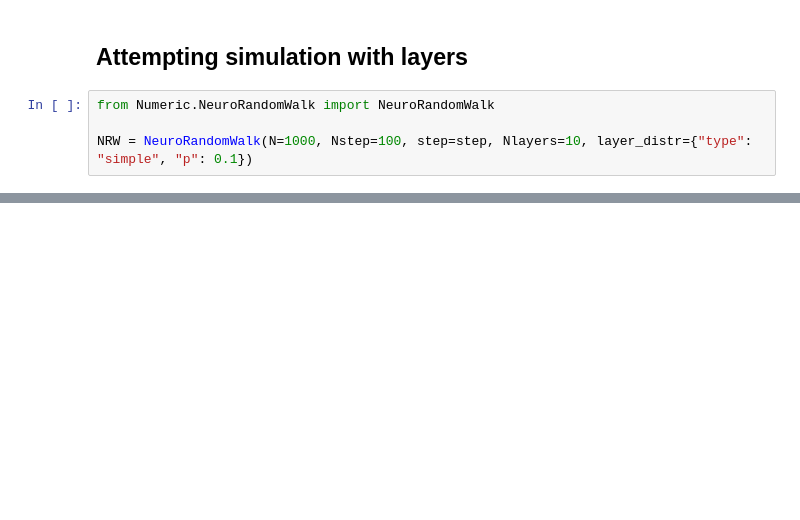
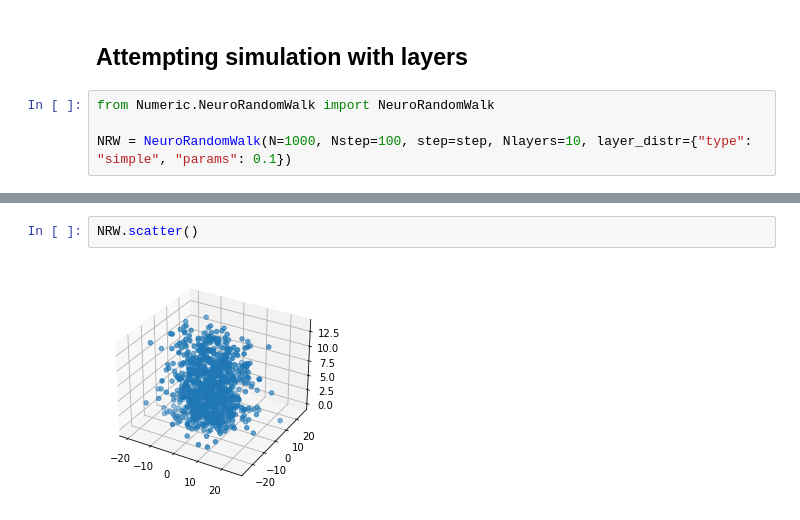
Before and after one commit to oleridd/TMA4195-Project, a Jupyter notebook: Notebooks/Experimentation/experimentation_Ole.ipynb, the cells around one changed output, grey strips where cells are left out. Drawn from its saved outputs; the diff is of its cells as text; blank space fills up the shorter version.

Commit message:
added 3D plotting to RandomWalkSim

```diff
--- a/Notebooks/Experimentation/experimentation_Ole.ipynb
+++ b/Notebooks/Experimentation/experimentation_Ole.ipynb
@@ -37,6 +37,6 @@ RW.plot2D()
 # %%
 from Numeric.NeuroRandomWalk import NeuroRandomWalk
 
-NRW = NeuroRandomWalk(N=1000, Nstep=100, step=step, Nlayers=10, layer_distr={"type": "simple", "p": 0.1})
+NRW = NeuroRandomWalk(N=1000, Nstep=100, step=step, Nlayers=10, layer_distr={"type": "simple", "params": 0.1})
 # %%
 print(NRW.layers[-1])
@@ -42,0 +61,4 @@ print(NRW.layers[-1])
+# %%
+NRW.scatter()
+# %% [output]
+[figure, added]
```
Also changed, not shown: parts of 4 cells of this notebook, 5 other files.
